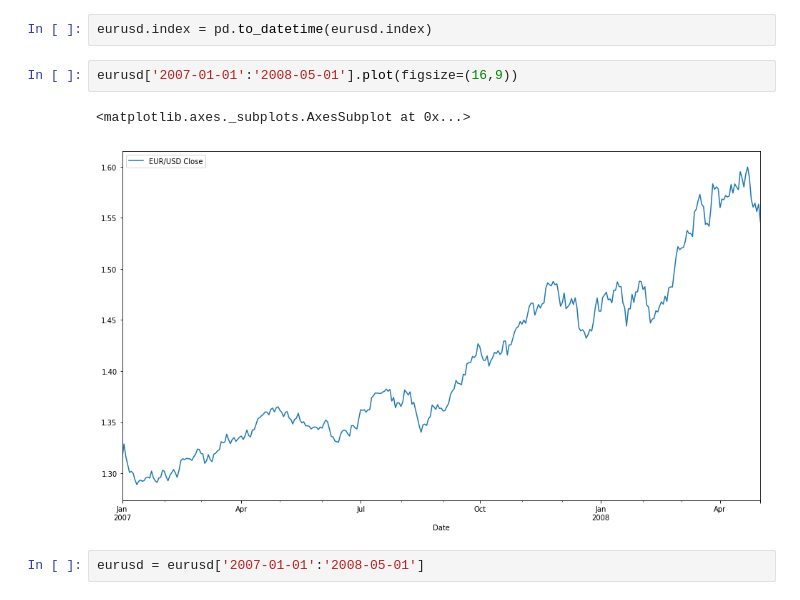
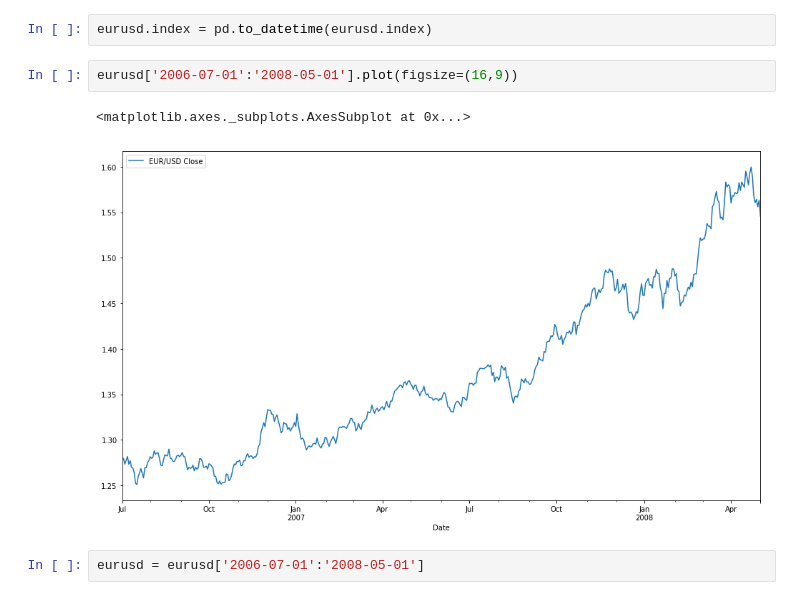
Before and after one commit to Robak23/forex_deep, a Jupyter notebook: LSTM_for_timeseries.ipynb, the cells around one changed output. Saved outputs shown, nothing was run; the diff lists cells and outputs as text.

```diff
--- a/LSTM_for_timeseries.ipynb
+++ b/LSTM_for_timeseries.ipynb
@@ -8,9 +8,9 @@ eurusd = pd.read_csv("data/EURUSD_daily.csv", index_col='Date')
 # %%
 eurusd.index = pd.to_datetime(eurusd.index)
 # %%
-eurusd['2007-01-01':'2008-05-01'].plot(figsize=(16,9))
+eurusd['2006-07-01':'2008-05-01'].plot(figsize=(16,9))
 # %% [output]
 <matplotlib.axes._subplots.AxesSubplot at 0x...>
-[figure, old version]
+[figure, new version]
 # %%
-eurusd = eurusd['2007-01-01':'2008-05-01']
+eurusd = eurusd['2006-07-01':'2008-05-01']
```
Also changed, not shown: parts of 41 cells of this notebook.
